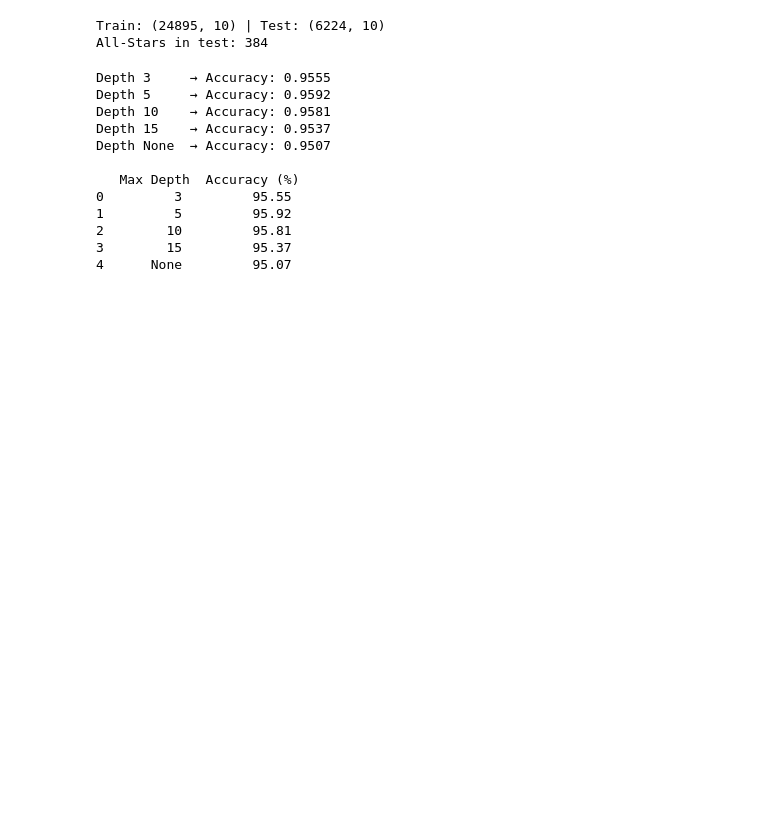
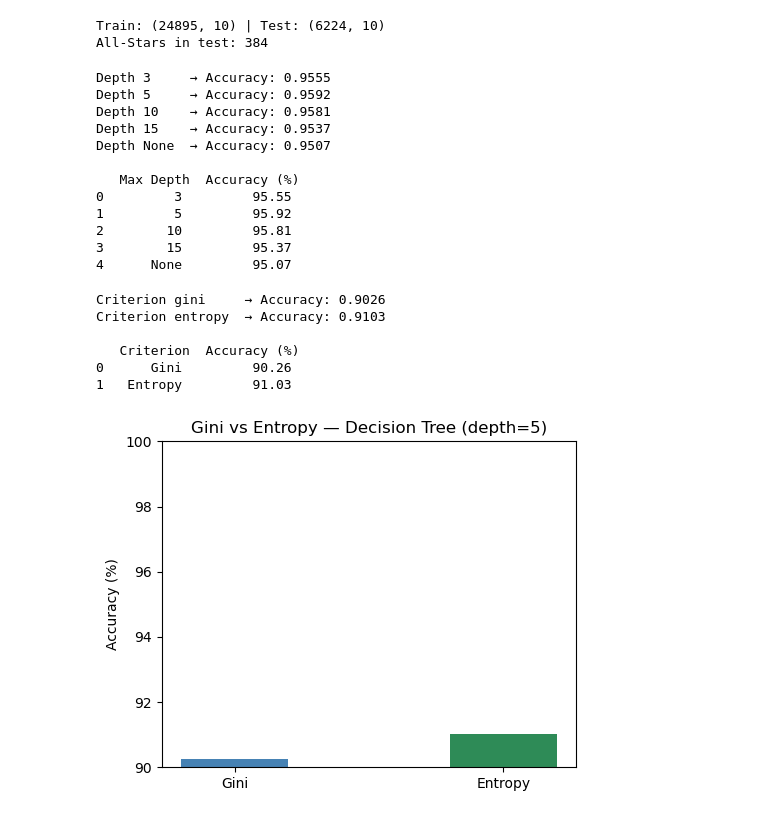
Before and after one commit to Testin33/Data-Mining-Midterm-Project, a Jupyter notebook: tree_nba.ipynb, the cells around one changed output. Saved outputs shown, nothing was run; the diff lists cells and outputs as text; code cells hidden in the pictures; blank space fills up the shorter version.

```diff
--- a/tree_nba.ipynb
+++ b/tree_nba.ipynb
@@ -75,4 +75,35 @@ Depth None  → Accuracy: 0.9507
 2        10         95.81
 3        15         95.37
 4      None         95.07
+# %%
+# Gini vs Entropy — criterion comparison (both at best depth=5, balanced)
+criteria = ['gini', 'entropy']
+results_criterion = []
+
+for crit in criteria:
+    dt = DecisionTreeClassifier(max_depth=5, criterion=crit, class_weight='balanced', random_state=42)
+    dt.fit(X_train, y_train)
+    y_c = dt.predict(X_test)
+    acc = accuracy_score(y_test, y_c)
+    results_criterion.append({'Criterion': crit.capitalize(), 'Accuracy (%)': round(acc * 100, 2)})
+    print(f'Criterion {crit:8} → Accuracy: {acc:.4f}')
+
+df_criterion = pd.DataFrame(results_criterion)
+print('\n', df_criterion)
+
+plt.figure(figsize=(5, 4))
+plt.bar(df_criterion['Criterion'], df_criterion['Accuracy (%)'], color=['steelblue', 'seagreen'], width=0.4)
+plt.title('Gini vs Entropy — Decision Tree (depth=5)')
+plt.ylabel('Accuracy (%)')
+plt.ylim(90, 100)
+plt.tight_layout()
+plt.show()
+# %% [output]
+Criterion gini     → Accuracy: 0.9026
+Criterion entropy  → Accuracy: 0.9103
+
+   Criterion  Accuracy (%)
+0      Gini         90.26
+1   Entropy         91.03
+[figure, added]
 # %%
```
Also changed, not shown: parts of 4 cells of this notebook, 3 other files.
